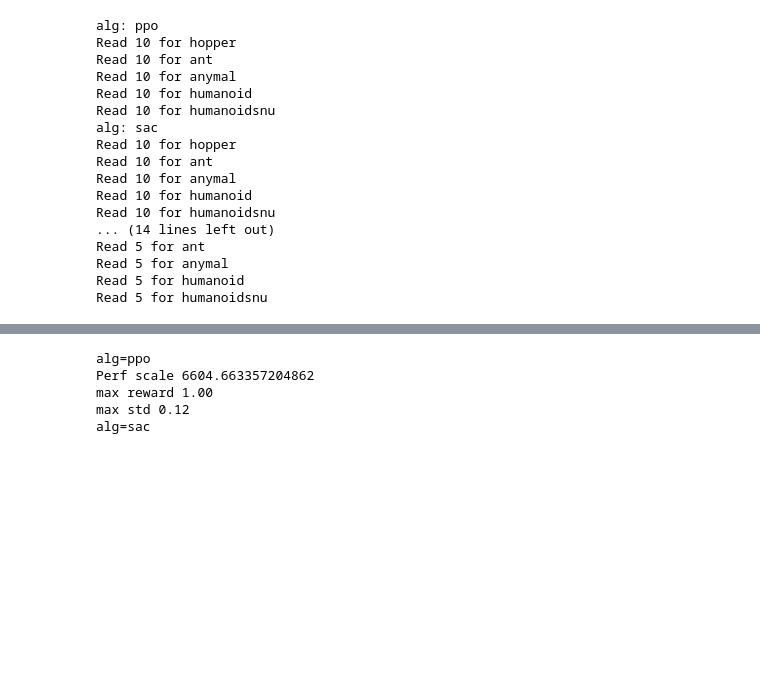
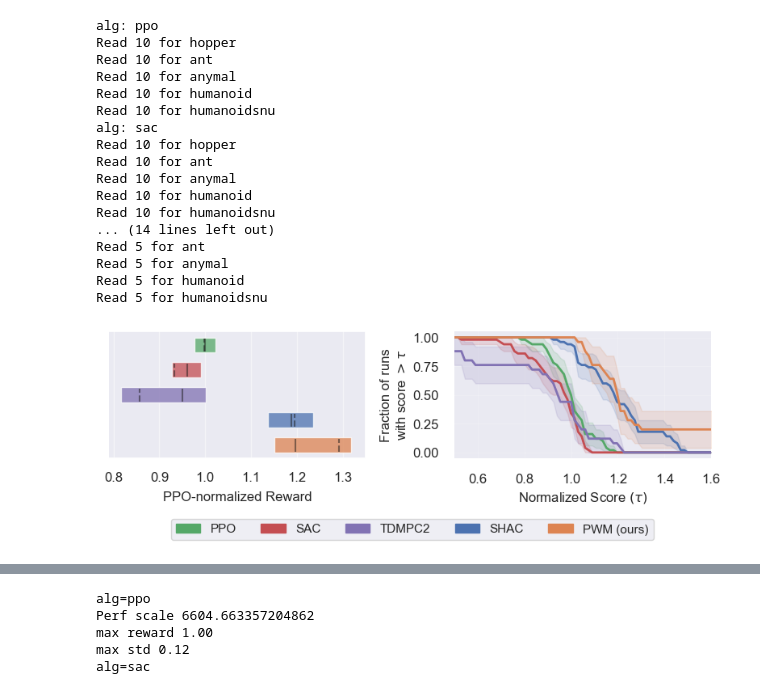
Before and after one commit to imgeorgiev/FoRL-WM, a Jupyter notebook: results/results.ipynb, the cells around one changed output, grey strips where cells are left out. Saved outputs shown, nothing was run; the diff lists cells and outputs as text; code cells hidden in the pictures; blank space fills up the shorter version.

Commit message:
add ablation results

```diff
--- a/results/results.ipynb
+++ b/results/results.ipynb
@@ -249,3 +249,60 @@ Read 5 for ant
 Read 5 for anymal
 Read 5 for humanoid
 Read 5 for humanoidsnu
+# %%
+# Ant Figure
+# fig, ax = plt.subplot_mosaic("0001..222.333", figsize=(9,1.7), sharey=False)
+fig, ax = plt.subplot_mosaic("222333", figsize=(8,2.5), sharey=False)
+smooth=None
+env = "ant"
+
+# plot CI and median
+h=0.6
+labels = ["PPO", "SAC", "TDMPC2", "SHAC", "PWM"][::-1]
+
+plot_utils.plot_performance_profiles(
+  score_distributions, tau,
+  performance_profile_cis=score_distributions_cis,
+  colors=colors,
+  xlabel=r'PPO-normalized Score $(\tau)$',
+  labelsize='medium',
+  ax=ax['3'])
+ax['3'].tick_params(axis='both', which='major', labelsize='medium')
+ax['3'].set_xlabel(r'Normalized Score $(\tau)$', fontsize='medium')
+ax['3'].set_ylabel('Fraction of runs\nwith score $> \\tau$', fontsize='medium')
+ax['3'].set_xlim((0.5, 1.6))
+
+
+for idx, alg in enumerate(labels):
+    ax['2'].barh(y=idx, width=iqm_cis[alg][1] - iqm_cis[alg][0], height=0.6, left=iqm_cis[alg][0], alpha=0.75, color=colors[alg])
+    ax['2'].vlines(x=iqm_scores[alg],
+        ymin=idx - (7.5 * h / 16),
+        ymax=idx + (6.5 * h / 16),
+        color='k',
+        alpha=0.5)
+    ax['2'].vlines(x=score_dict[alg].mean(),
+        ymin=idx - (7.5 * h / 16),
+        ymax=idx + (6.5 * h / 16),
+        color='k',
+        alpha=0.5,
+        linestyle="dashed")
+
+# cleanup grid and axis
+ax['2'].spines['left'].set_visible(False)
+ax['2'].grid(False)
+ax['2'].grid(True, axis='x', alpha=0.5)
+ax['2'].set_yticks([])
+ax['2'].set_xlabel("PPO-normalized Reward", fontsize='medium')
+ax['2'].tick_params(axis='both', which='major', labelsize='medium')
+ax['2'].set_xlim((0.79, 1.35))
+ax['2'].tick_params(axis='x', pad=6)
+ax['2'].xaxis.labelpad = 6
+
+# plt.tight_layout(h_pad=10, w_pad=3)
+plt.tight_layout()
+
+# Create fancy legend
+fig.legend(handles=fancy_legend, loc='center', bbox_to_anchor=(0.5, -0.05), fancybox=True, shadow=False, ncol=len(fancy_legend))
+plt.savefig("../figures/dflex_results_agg.pdf", bbox_inches="tight", pad_inches=0)
+# %% [output]
+[figure, added]
```
Also changed, not shown: parts of 12 cells of this notebook, 7 other files.
